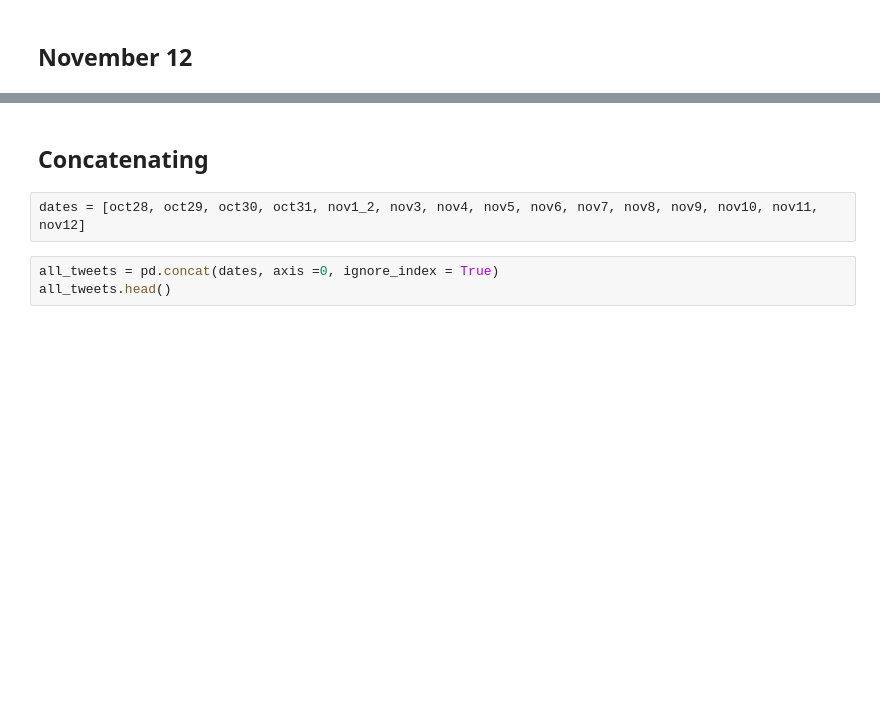
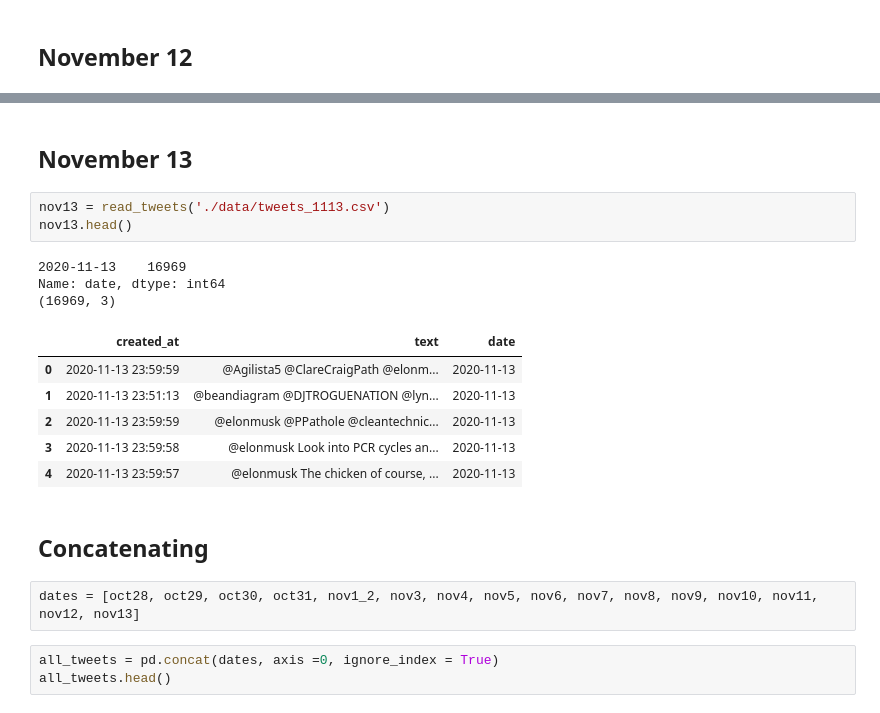
Before and after one commit to akshaypunwatkar/tesla_stock_prediction, a Jupyter notebook: tweets_analysis.ipynb, the cells around one changed output, grey strips where cells are left out. Cells and saved outputs as stored; diff of their text form; blank space fills up the shorter version.

Commit message:
add nov 13 tweets

```diff
--- a/tweets_analysis.ipynb
+++ b/tweets_analysis.ipynb
@@ -234,10 +234,25 @@ Name: date, dtype: int64
 | 2 | 2020-11-12 23:59:43 | @Greenwalnut @elonmusk @DJSnM @Da... | 2020-11-12 |
 | 3 | 2020-11-12 23:59:40 | @FelixSchlang @elonmusk @LabPadre... | 2020-11-12 |
 | 4 | 2020-11-12 23:59:37 | @elonmusk @Space_Station Is this ... | 2020-11-12 |
+# %% [markdown]
+## November 13
+# %%
+nov13 = read_tweets('./data/tweets_1113.csv')
+nov13.head()
+# %% [output]
+2020-11-13    16969
+Name: date, dtype: int64
+(16969, 3)
+|  | created_at | text | date |
+| 0 | 2020-11-13 23:59:59 | @Agilista5 @ClareCraigPath @elonm... | 2020-11-13 |
+| 1 | 2020-11-13 23:51:13 | @beandiagram @DJTROGUENATION @lyn... | 2020-11-13 |
+| 2 | 2020-11-13 23:59:59 | @elonmusk @PPathole @cleantechnic... | 2020-11-13 |
+| 3 | 2020-11-13 23:59:58 | @elonmusk Look into PCR cycles an... | 2020-11-13 |
+| 4 | 2020-11-13 23:59:57 | @elonmusk The chicken of course, ... | 2020-11-13 |
 # %% [markdown]
 ## Concatenating
 # %%
-dates = [oct28, oct29, oct30, oct31, nov1_2, nov3, nov4, nov5, nov6, nov7, nov8, nov9, nov10, nov11, nov12]
+dates = [oct28, oct29, oct30, oct31, nov1_2, nov3, nov4, nov5, nov6, nov7, nov8, nov9, nov10, nov11, nov12, nov13]
 # %%
 all_tweets = pd.concat(dates, axis =0, ignore_index = True)
 all_tweets.head()
```
Also changed, not shown: parts of 2 cells of this notebook, 1 other file.
